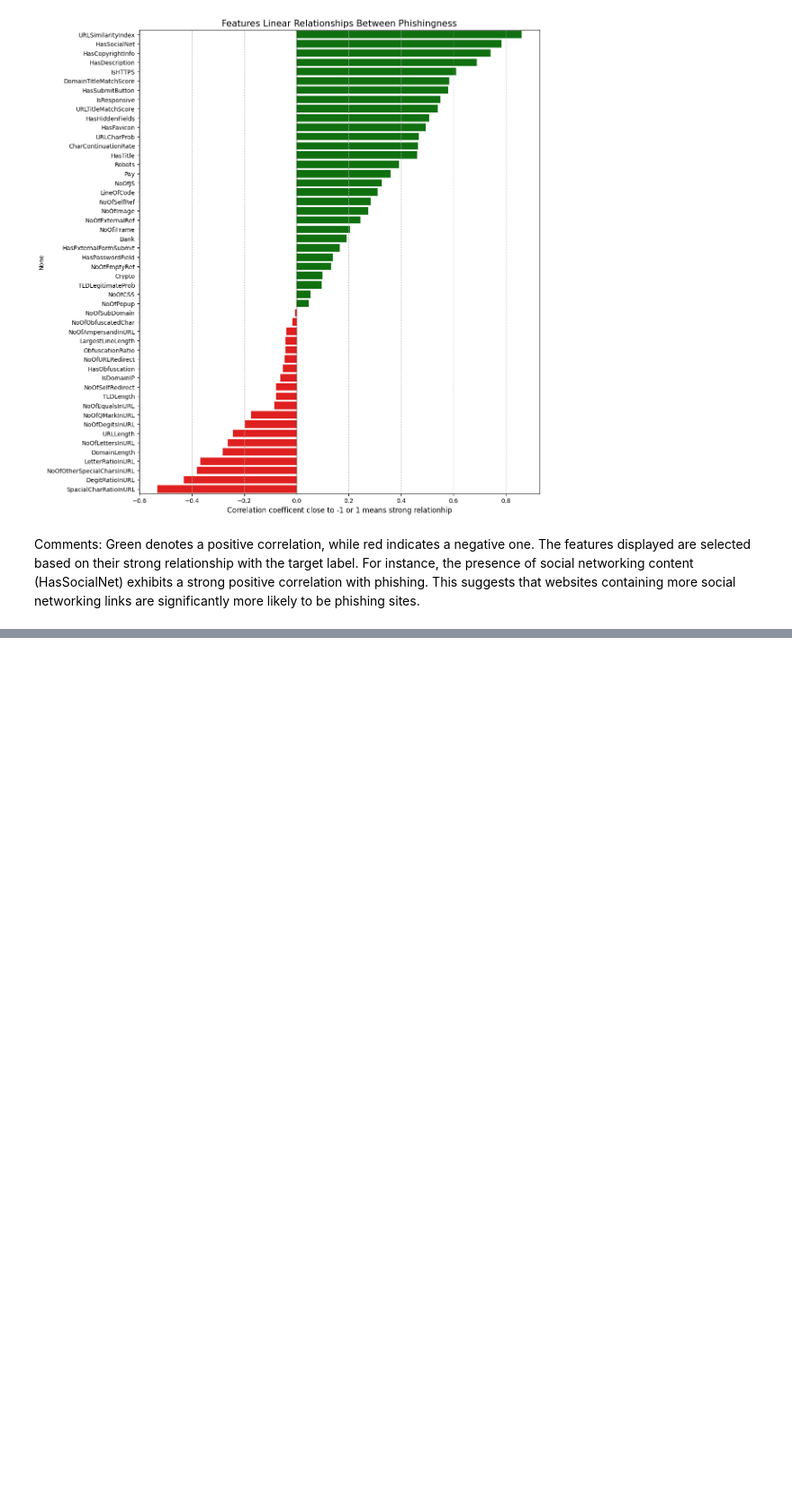
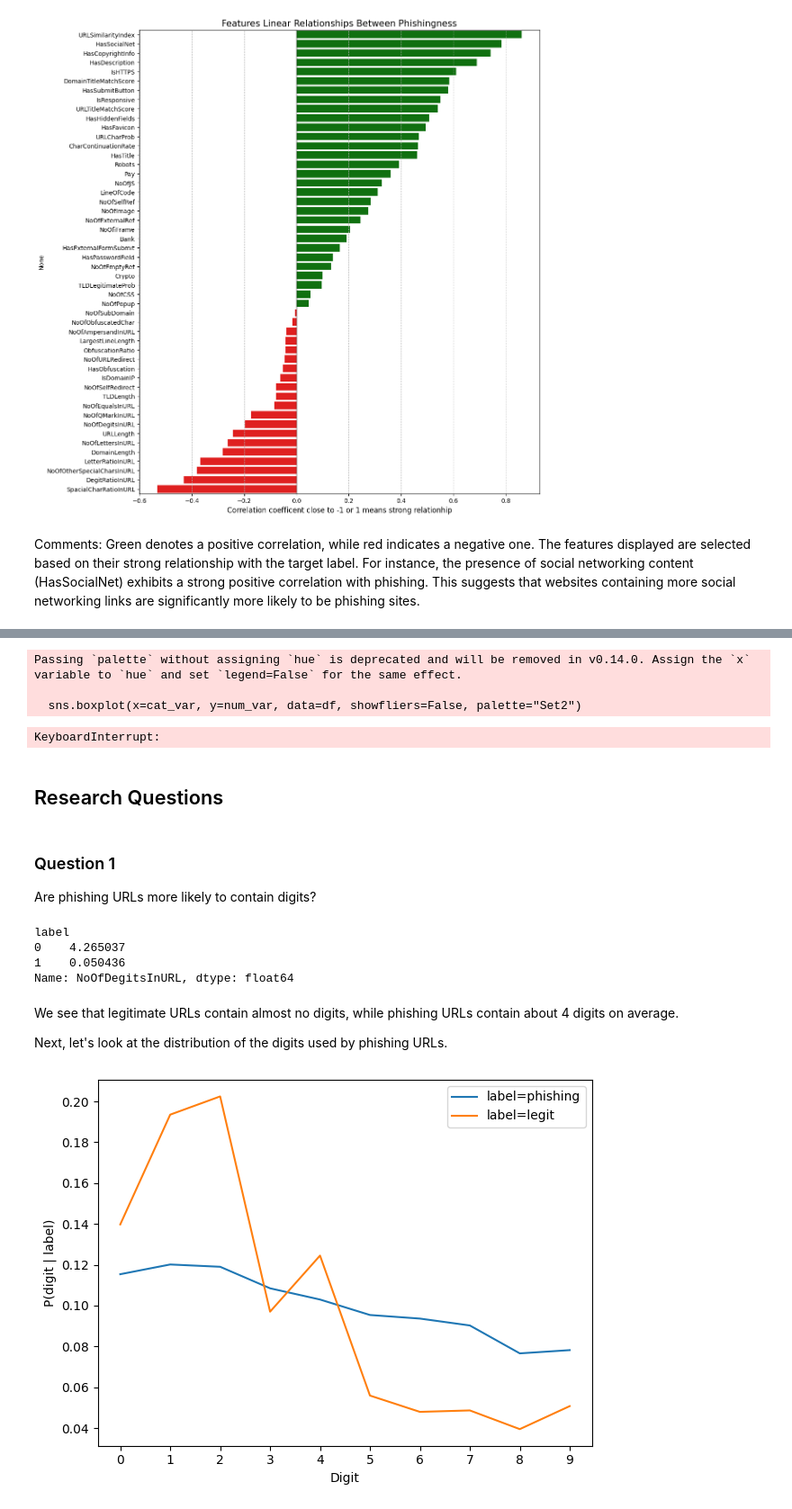
Before and after one commit to BugraAKKUS/Phishing-URL--Website--Detection, a Jupyter notebook: eda_cda.ipynb, the cells around one changed output, grey strips where cells are left out. Shown at 90% size. Saved outputs shown, nothing was run; the diff lists cells and outputs as text; code cells hidden in the pictures; blank space fills up the shorter version.

```diff
--- a/eda_cda.ipynb
+++ b/eda_cda.ipynb
@@ -58,7 +70,24 @@ df = pd.read_csv('Phishing_URL_ds_5percent_missing_train.csv')
 # %%
-#Split columns by Data Types
+#Numerical Columns
 num_cols = df.select_dtypes(include=['float64', 'Int8']).columns
+#Categoriacal Columns
 cat_cols = df.select_dtypes(include=['object']).columns
+#Binary Columns
 binary_columns = df.columns[df.columns.str.startswith("Has") | df.columns.str.startswith("Is")]
 np.setdiff1d([col for col in df.columns if df[col].nunique() == 2], binary_columns)
 binary_columns = binary_columns.union(["Bank", "Crypto", "Pay", "Robots"])
+binary_columns = np.union1d(binary_columns, ["HasURLRedirect", "HasSelfRedirect"])
+#Count Columns
+count_columns = df.columns[df.columns.str.startswith("NoOf")]
+count_columns = count_columns.union(
+    [
+        "DomainLength",
+        "LargestLineLength",
+        "LineOfCode",
+        "TLDLength",
+        "URLLength",
+    ]
+)
+count_columns = np.setdiff1d(count_columns, ["NoOfURLRedirect", "NoOfSelfRedirect"])
+df["HasURLRedirect"] = df["NoOfURLRedirect"].astype("Int8")
+df["HasSelfRedirect"] = df["NoOfSelfRedirect"].astype("Int8")
@@ -185,0 +443,60 @@ Comment: As illustrated in the 'Features Linear Relationships' graph, the result
+# %%
+#boxplts with jitter
+num_var = num_cols[3]  # change it here to any numerical variable you want to analyze
+cat_var = cat_cols[0]
+plt.figure(figsize=(10, 6))
+
+# 1. Create the Boxplot (Turn off outliers 'fliers' so they don't overlap with jitter)
+sns.boxplot(x=cat_var, y=num_var, data=df, showfliers=False, palette="Set2")
+
+# 2. Add Jitter (Strip plot)
+sns.stripplot(x=cat_var, y=num_var, data=df, color='black', size=3, alpha=0.3, jitter=True)
+
+plt.title(f"{num_var} Distribution by {cat_var} (with Jitter)")
+plt.show()
+# %% [output]
+Passing `palette` without assigning `hue` is deprecated and will be removed in v0.14.0. Assign the `x` variable to `hue` and set `legend=False` for the same effect.
+
+  sns.boxplot(x=cat_var, y=num_var, data=df, showfliers=False, palette="Set2")
+KeyboardInterrupt:
+# %% [markdown]
+## Research Questions
+# %% [markdown]
+### Question 1
+
+Are phishing URLs more likely to contain digits?
+# %%
+df.groupby("label")["NoOfDegitsInURL"].mean()
+# %% [output]
+label
+0    4.265037
+1    0.050436
+Name: NoOfDegitsInURL, dtype: float64
+# %% [markdown]
+We see that legitimate URLs contain almost no digits, while phishing URLs contain about 4 digits on average.
+
+Next, let's look at the distribution of the digits used by phishing URLs.
+# %%
+digits = list("0123456789")
+digit_counts = (
+    df.assign(digit=df["URL"].str.findall(r"\d"))
+    .explode("digit")
+    .groupby(["label", "digit"])
+    .size()
+    .unstack(fill_value=0)
+    .reindex(columns=digits, fill_value=0)
+)
+digit_probs = digit_counts.div(digit_counts.sum(axis=1), axis=0)
+
+plt.figure()
+for label in digit_probs.index:
+    tag = "legit" if label == 1 else "phishing"
+    plt.plot(digits, digit_probs.loc[label].values, label=f"label={tag}")
+
+plt.xlabel("Digit")
+plt.ylabel("P(digit | label)")
+plt.legend()
+plt.tight_layout()
+plt.show()
+# %% [output]
+[figure, added]
```
Also changed, not shown: parts of 52 cells of this notebook, 2 other files.
